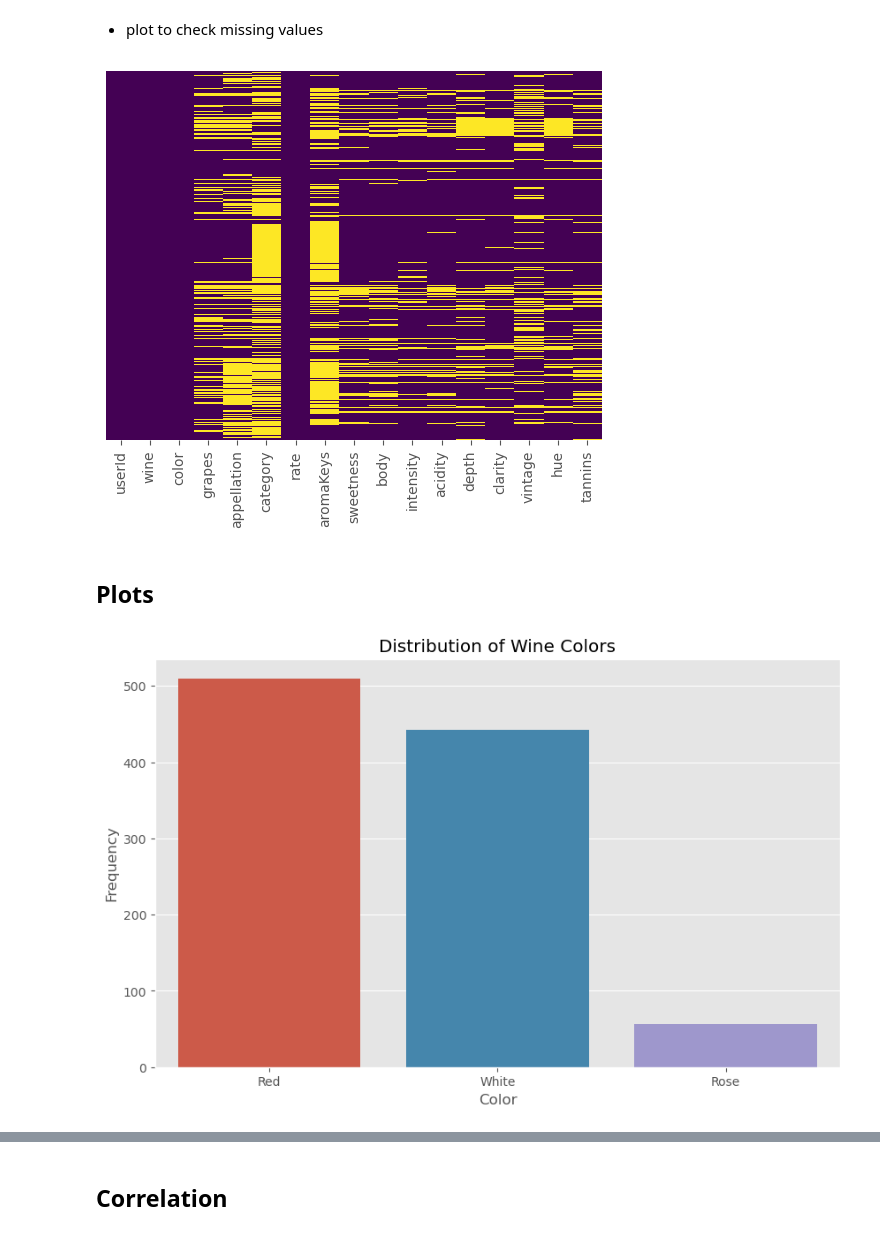
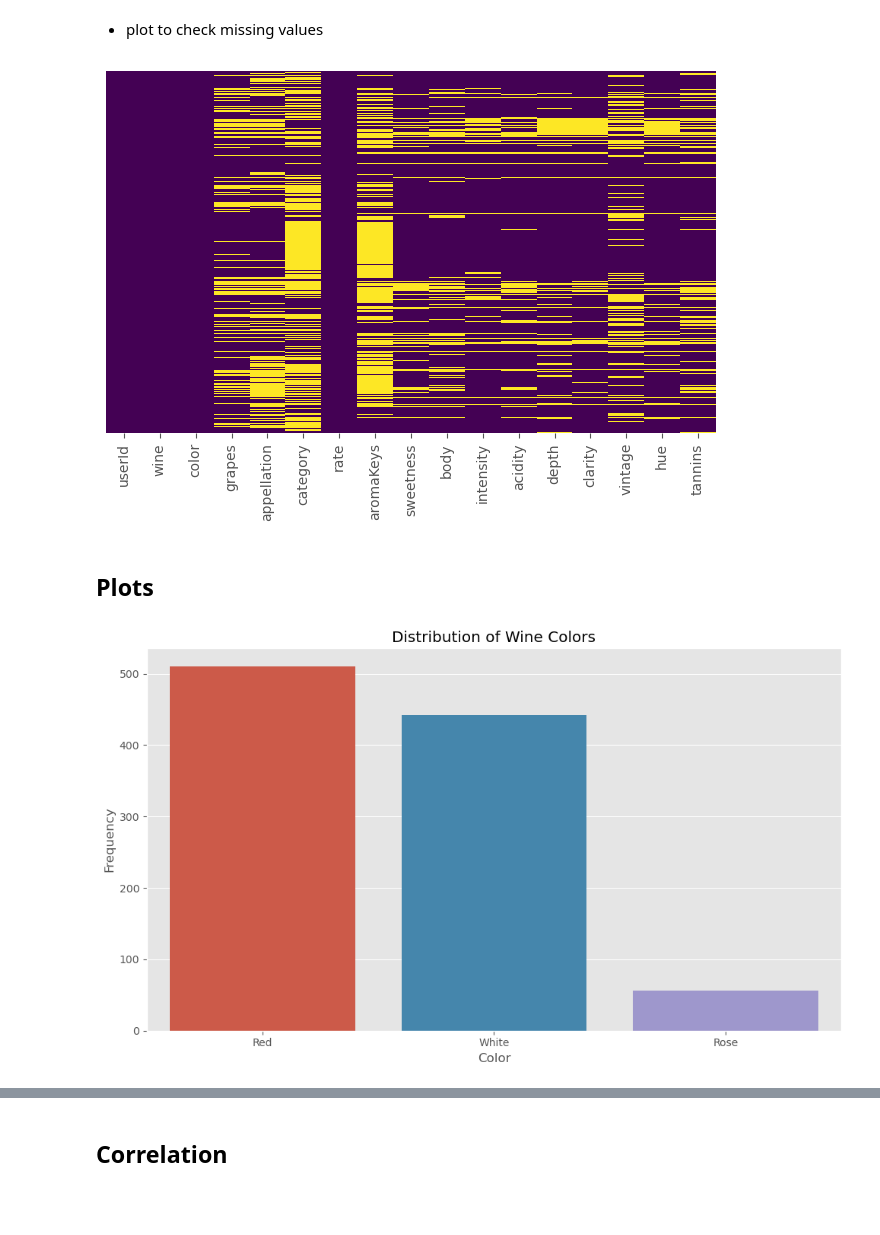
Before and after one commit to brunobonaiuto/collaborativeFiltering, a Jupyter notebook: src/eda_on_feedbacks.ipynb, the cells around one changed output, grey strips where cells are left out. Drawn from its saved outputs; the diff is of its cells as text; code cells hidden in the pictures; blank space fills up the shorter version.

Commit message:
EDA done with corrections on the images

```diff
--- a/src/eda_on_feedbacks.ipynb
+++ b/src/eda_on_feedbacks.ipynb
@@ -262,10 +262,11 @@ Name: grapes, dtype: int64
 # %%
 # Dataset has not missing values in important columns for analysis
 sns.heatmap(merged_df.isnull(),cbar=False,yticklabels=False,cmap = 'viridis')
 #save
+plt.tight_layout()
 plt.savefig('/home/bbruno/all_here/python course/vinnie/img/heatmap2.png', dpi=300, bbox_inches='tight')
 # %% [output]
-[figure, old version]
+[figure, new version]
 # %% [markdown]
 ## Plots
 # %%
@@ -275,11 +276,13 @@ ax = sns.countplot(x='color', data=merged_df)
 plt.title('Distribution of Wine Colors')
 plt.xlabel('Color')
 plt.ylabel('Frequency')
+# Adjust the padding
+plt.tight_layout()
 #save
 plt.savefig('/home/bbruno/all_here/python course/vinnie/img/color.png')
 plt.show()
 # %% [output]
-[figure, old version]
+[figure, new version]
 # %%
 # Histogram of the rates by color
 plt.figure(figsize=(10, 6))
```
Also changed, not shown: parts of 15 cells of this notebook, 23 other files.
